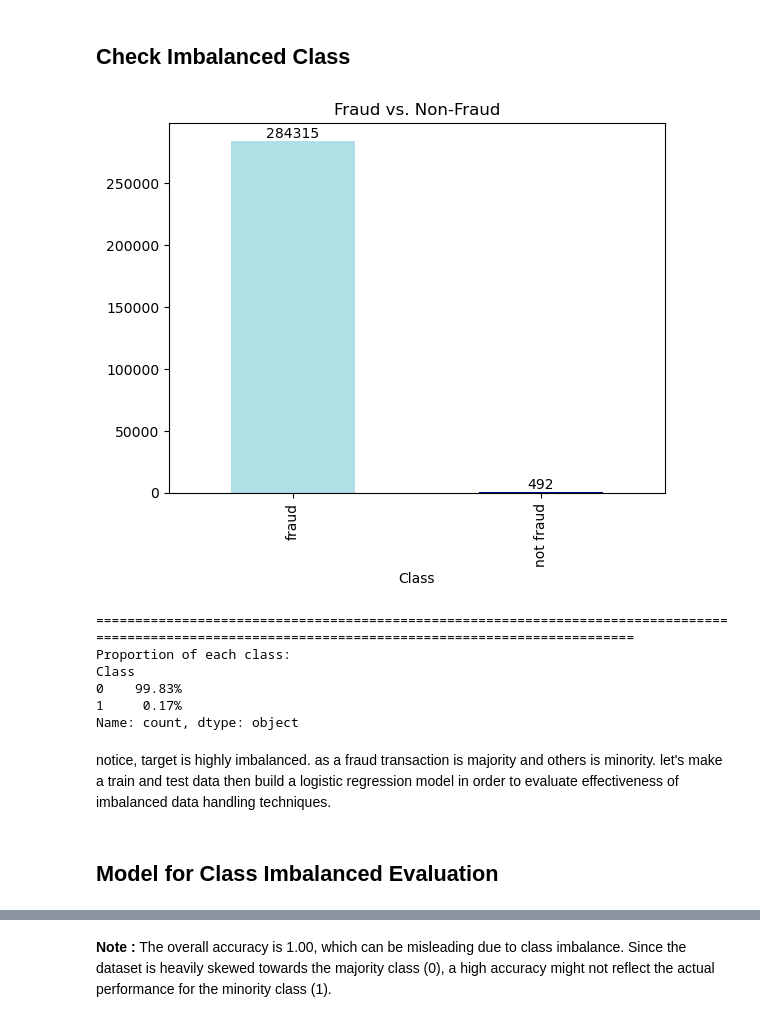
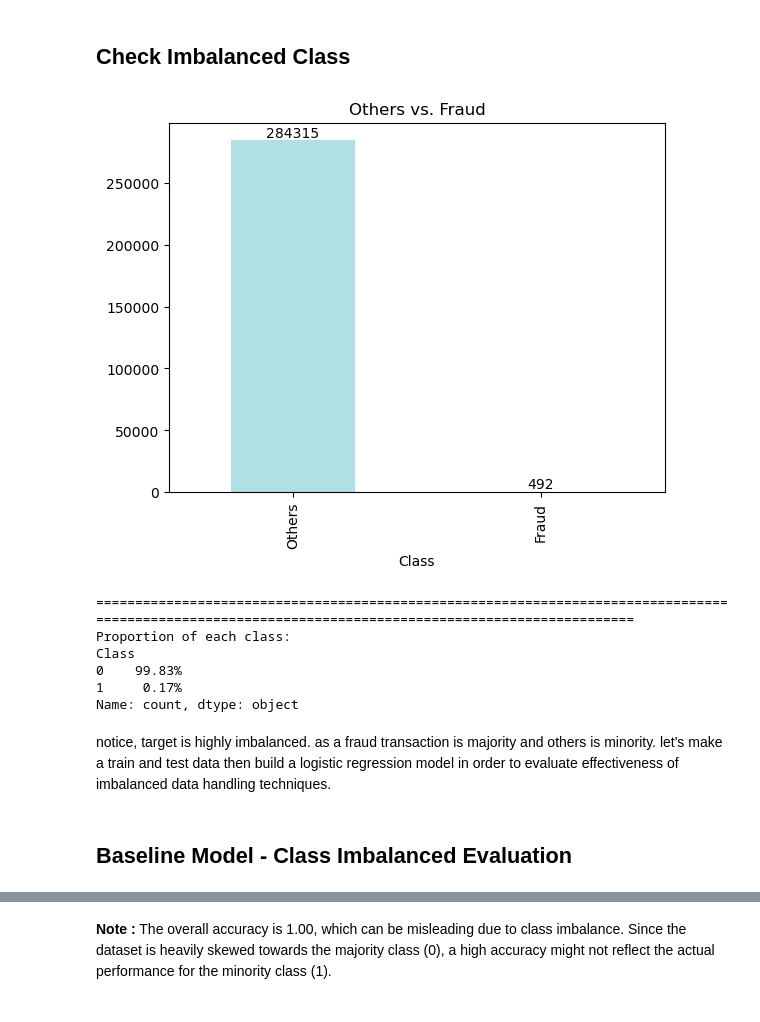
Before and after one commit to adisetiawannn/datascience_python, a Jupyter notebook: data_science_with_python/data_preprocessing/class_imbalance.ipynb, the cells around one changed output, grey strips where cells are left out. Saved outputs shown, nothing was run; the diff lists cells and outputs as text; code cells hidden in the pictures.

Commit message:
update imbalanced ipynb - 17 Sept 2024

```diff
--- a/data_science_with_python/data_preprocessing/class_imbalance.ipynb
+++ b/data_science_with_python/data_preprocessing/class_imbalance.ipynb
@@ -96,27 +132,30 @@ Now, let's talk about some technique that can be used to handle imbalanced data.
 # %%
 import pandas as pd
 import matplotlib.pyplot as plt
+import warnings
+
+warnings.filterwarnings('ignore')
 
 dataset = pd.read_csv('/Users/Shared/Cloud Drive/repo_adi/dataset/creditcard.csv')
 dataset.head().style.background_gradient(cmap='Blues')
 
 # check data proportion on Class Feature
 class_counts = dataset['Class'].value_counts()
-class_counts.plot(kind='bar',color=['powderblue','darkblue'], title='Fraud vs. Non-Fraud')
-plt.xticks(ticks=dataset['Class'].unique(),labels=['fraud','not fraud'])
+class_counts.plot(kind='bar',color=['powderblue','darkblue'], title='Others vs. Fraud')
+plt.xticks(ticks=dataset['Class'].unique(),labels=['Others','Fraud'])
 
 # adding label counts
 for i, count in enumerate(class_counts):
     plt.text(i, count + 10, str(count), ha='center', va='bottom', fontsize=10)
 
 plt.show()
 
 print("====="*30)
 
 percentage_class = class_counts/sum(class_counts)
 print(f'Proportion of each class:\n{percentage_class.map(lambda x: "{:.2%}".format(x))}')
 # %% [output]
-[figure, old version]
+[figure, new version]
 ======================================================================================================================================================
 Proportion of each class:
 Class
@@ -126,7 +165,7 @@ Name: count, dtype: object
 # %% [markdown]
 notice, target is highly imbalanced. as a fraud transaction is majority and others is minority. let's make a train and test data then build a logistic regression model in order to evaluate effectiveness of imbalanced data handling techniques.
 # %% [markdown]
-## **Model for Class Imbalanced Evaluation**
+## **Baseline Model - Class Imbalanced Evaluation**
 # %%
 from sklearn.linear_model import LogisticRegression
 from sklearn.model_selection import train_test_split
```
Also changed, not shown: parts of 51 cells of this notebook.
